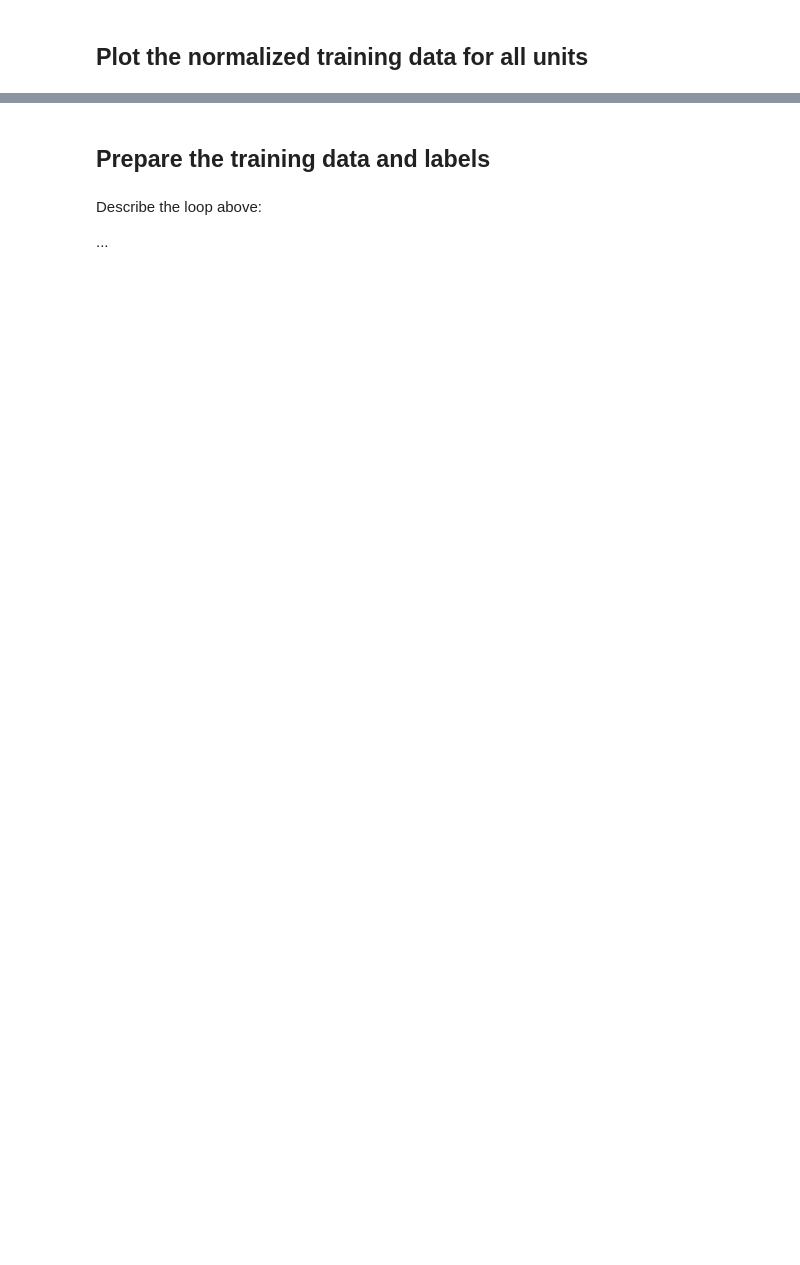
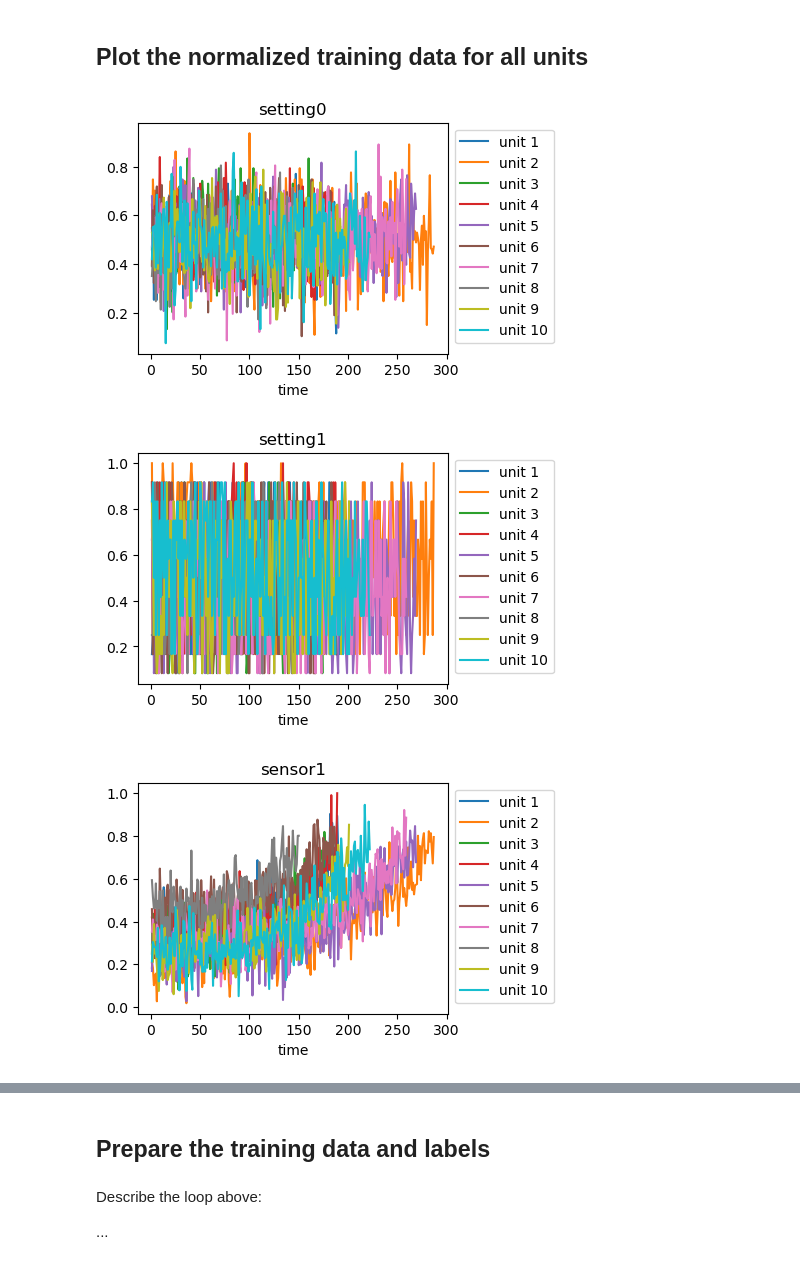
Before and after one commit to juan-prado-7/imapp-deep-learning, a Jupyter notebook: applied-deep-learning/ex8.3-RNN-engine-lifetime.ipynb, the cells around one changed output, grey strips where cells are left out. Saved outputs shown, nothing was run; the diff lists cells and outputs as text; code cells hidden in the pictures; blank space fills up the shorter version.

```diff
--- a/applied-deep-learning/ex8.3-RNN-engine-lifetime.ipynb
+++ b/applied-deep-learning/ex8.3-RNN-engine-lifetime.ipynb
@@ -142,8 +150,11 @@ for unit in range(1,5):
 # Training with everything works but might not be the best choice.
 # Hint 1: Keep "unit" and "time" for now
 # Hint 2: Remember to update name_list and n_columns
-#...
-#data_train = data_train.drop(['xxx'], axis=1)
+
+drop_columns = ['setting2', 'sensor0', 'sensor4', 'sensor5', 'sensor9', 'sensor15', 'sensor17', 'sensor18']
+data_train = data_train.drop(drop_columns, axis=1)
 
 name_list = data_train.columns
 n_columns = len(data_train.columns)
+
+data_train.head()
@@ -154,6 +172,7 @@ n_columns = len(data_train.columns)
 
 data_train_scaled = data_train.copy()
 
-#...
+scaler = MinMaxScaler()
+data_train_scaled[name_list[2:]] = scaler.fit_transform(data_train[name_list[2:]])
 # %% [markdown]
 ## Plot the normalized training data for all units
@@ -162,0 +179,15 @@ data_train_scaled = data_train.copy()
+# %%
+# Plot the normalized input data for all units and a single unit
+for column in name_list[2:7]:
+    plt.figure(figsize=(4,3))
+    for unit in range(1, 11):
+        plt.title(column)
+        mask = data_train_scaled['unit'] == unit
+        plt.plot(data_train_scaled['time'][mask], data_train_scaled[column][mask], label=f'unit {unit}')
+        plt.legend(bbox_to_anchor=(1,1))
+        plt.xlabel('time')
+    plt.show()
+# %% [output]
+[figure, added]
+[figure, added]
+[figure, added]
```
Also changed, not shown: parts of 35 cells of this notebook, 1 other file.
